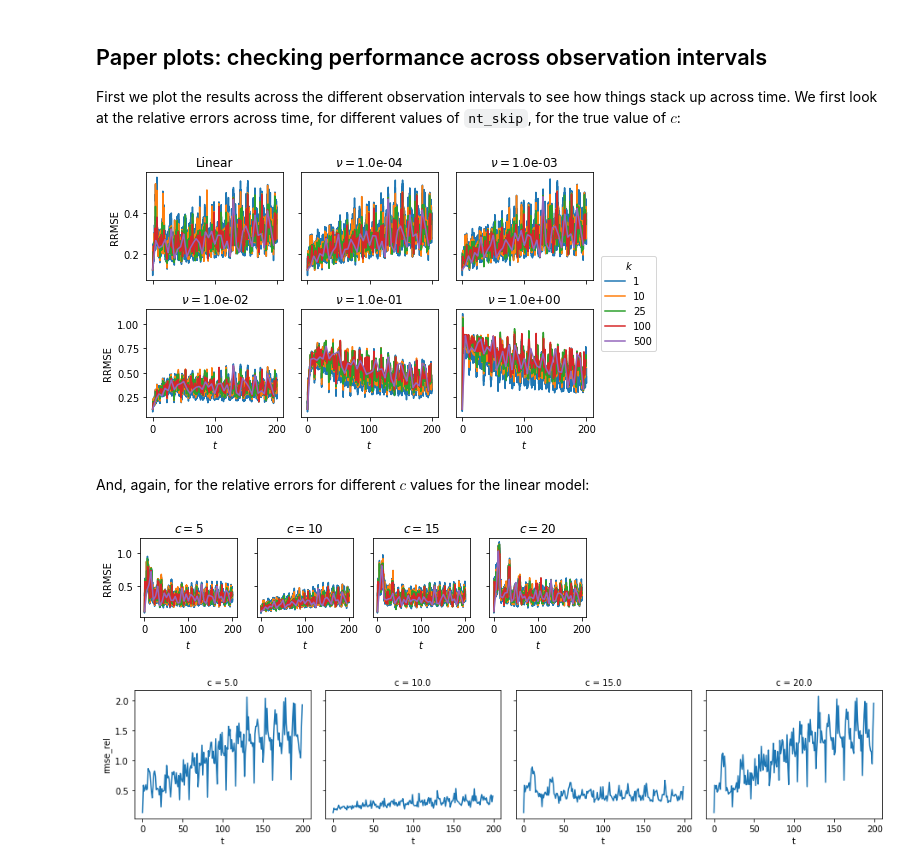
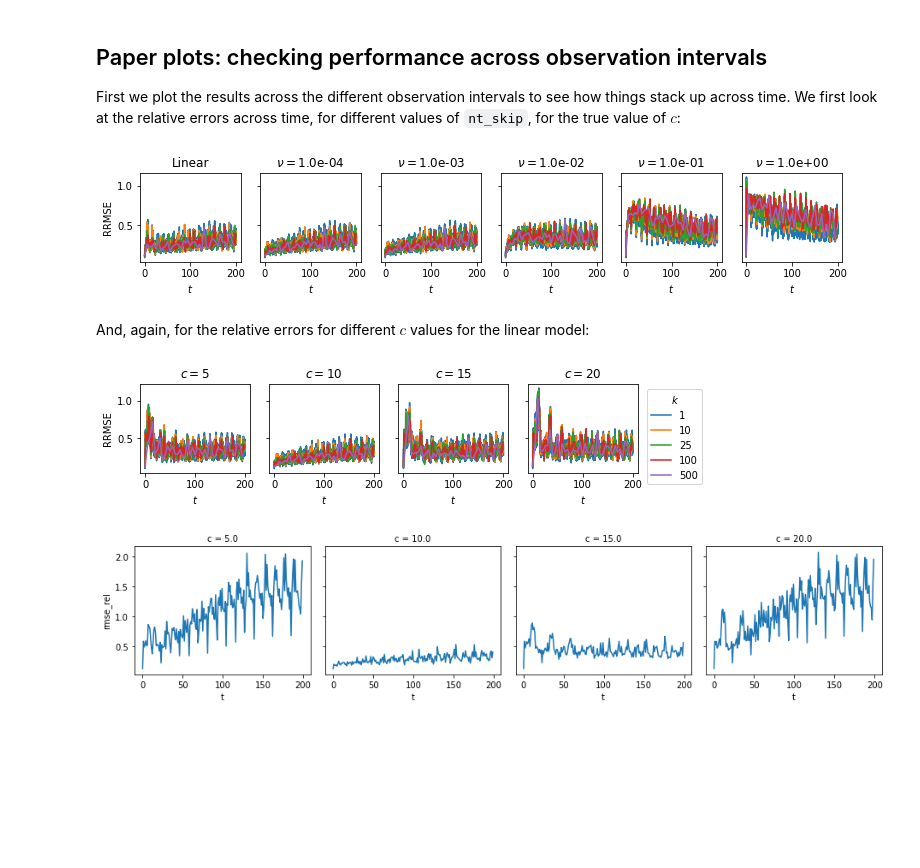
Before and after one commit to connor-duffin/sswfe, a Jupyter notebook: docs/swe-filter-1d-bump-misspecified-comparison.ipynb, the cells around one changed output. Cells and saved outputs as stored; diff of their text form; code cells hidden in the pictures; blank space fills up the shorter version.

```diff
--- a/docs/swe-filter-1d-bump-misspecified-comparison.ipynb
+++ b/docs/swe-filter-1d-bump-misspecified-comparison.ipynb
@@ -135,41 +135,43 @@ First we plot the results across the different observation intervals to see how
 # %%
 assert errors_nonlinear.coords["c"][1] == 10.
 
 nus =  errors_nonlinear.coords["nu"].to_numpy()
 labels = [
     fr"$\nu = ${nu:.1e}" if nu > 0 else "Linear" for nu in nus
 ]
 
 p = errors_nonlinear.rmse_rel.isel(c=1, nu=slice(0, 6)).interpolate_na(dim="t").plot(
-    hue="nt_skip", col="nu", col_wrap=3,
-    figsize=(figure_sizes["fullwidth"], 0.6 * figure_sizes["fullwidth"]),
-    sharex=True, sharey="row")
+    hue="nt_skip", col="nu",
+    figsize=(1.5 * figure_sizes["fullwidth"], 0.3 * figure_sizes["fullwidth"]),
+    sharex=True, sharey=True)
 
 # figure customization
-p.figlegend.set_title(r"$k$")
+# p.figlegend.set_title(r"$k$")
+p.figlegend.remove()
+
 for i, ax in enumerate(p.axes.flat):
     ax.set_title(labels[i])
 
-for ax in p.axes[1, :]:
+for ax in p.axes[0, :]:
     ax.set_xlabel(r"$t$")
 
 for ax in p.axes[:, 0]:
     ax.set_ylabel("RRMSE")
 
 plt.savefig("../figures/swe-bump-paper/nt-skip-nu-grid.pdf", dpi=600)
 # %% [output]
-[figure, old version]
+[figure, new version]
 # %% [markdown]
 And, again, for the relative errors for different $c$ values for the linear model:
 # %%
 p = errors_nonlinear.rmse_rel.isel(nu=1).interpolate_na(dim="t").plot(
     hue="nt_skip", col="c", col_wrap=4,
-    figsize=(figure_sizes["fullwidth"], 0.28 * figure_sizes["fullwidth"]),
+    figsize=(1.1 * figure_sizes["fullwidth"], 0.3 * figure_sizes["fullwidth"]),
     sharey=True)
 
 # figure customization
-# p.figlegend.set_title(r"$k$")
-p.figlegend.remove()
+p.figlegend.set_title(r"$k$")
+# p.figlegend.remove()
 
 cs =  errors_nonlinear.coords["c"].to_numpy()
 labels = [fr"$c = {c:.0f}$" for c in cs]
@@ -182,7 +184,7 @@ for ax in p.axes.flat:
 p.axes[0, 0].set_ylabel("RRMSE")
 plt.savefig("../figures/swe-bump-paper/nt-skip-c-grid.pdf", dpi=600)
 # %% [output]
-[figure, old version]
+[figure, new version]
 # %%
 errors_prior.rmse_rel.isel(nu=1).interpolate_na(dim="t").plot(
     hue="nt_skip", col="c", sharey=True)
```
Also changed, not shown: parts of 4 cells of this notebook, 1 other file.
